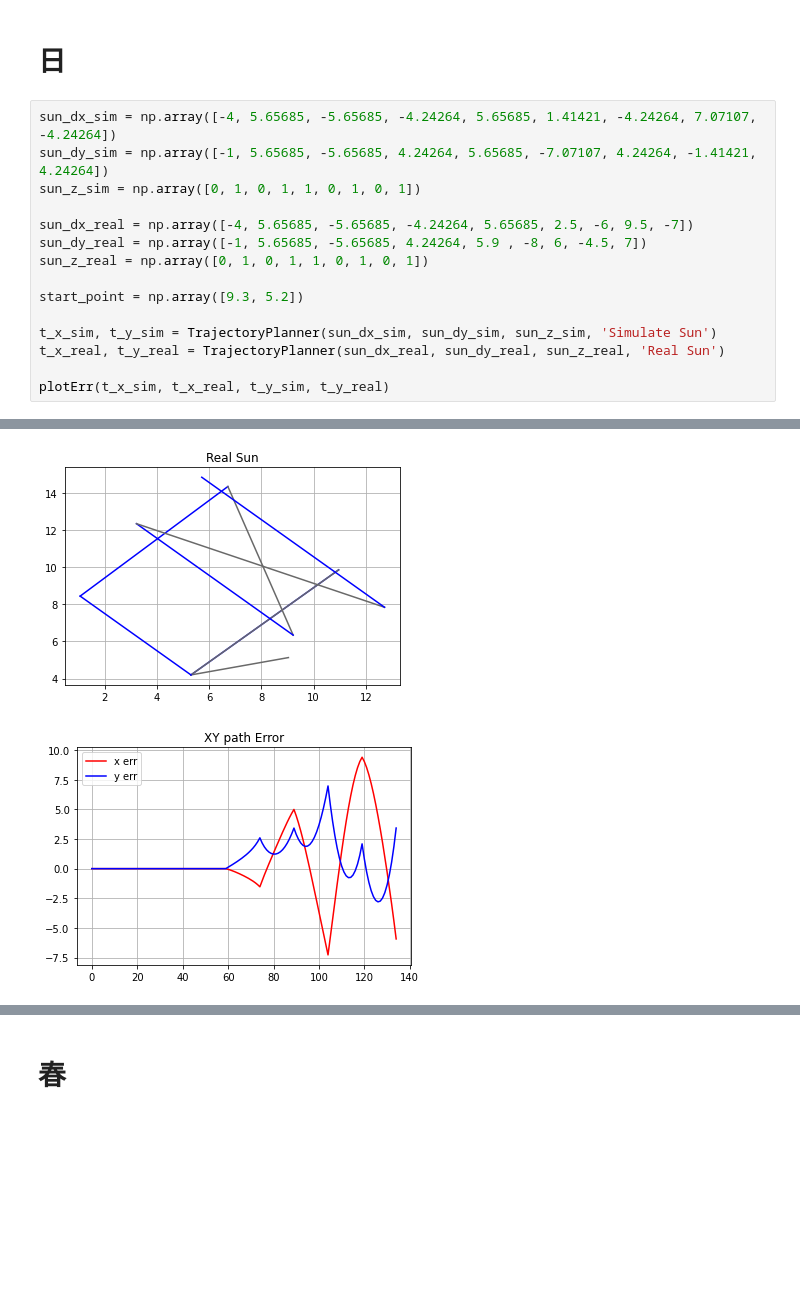
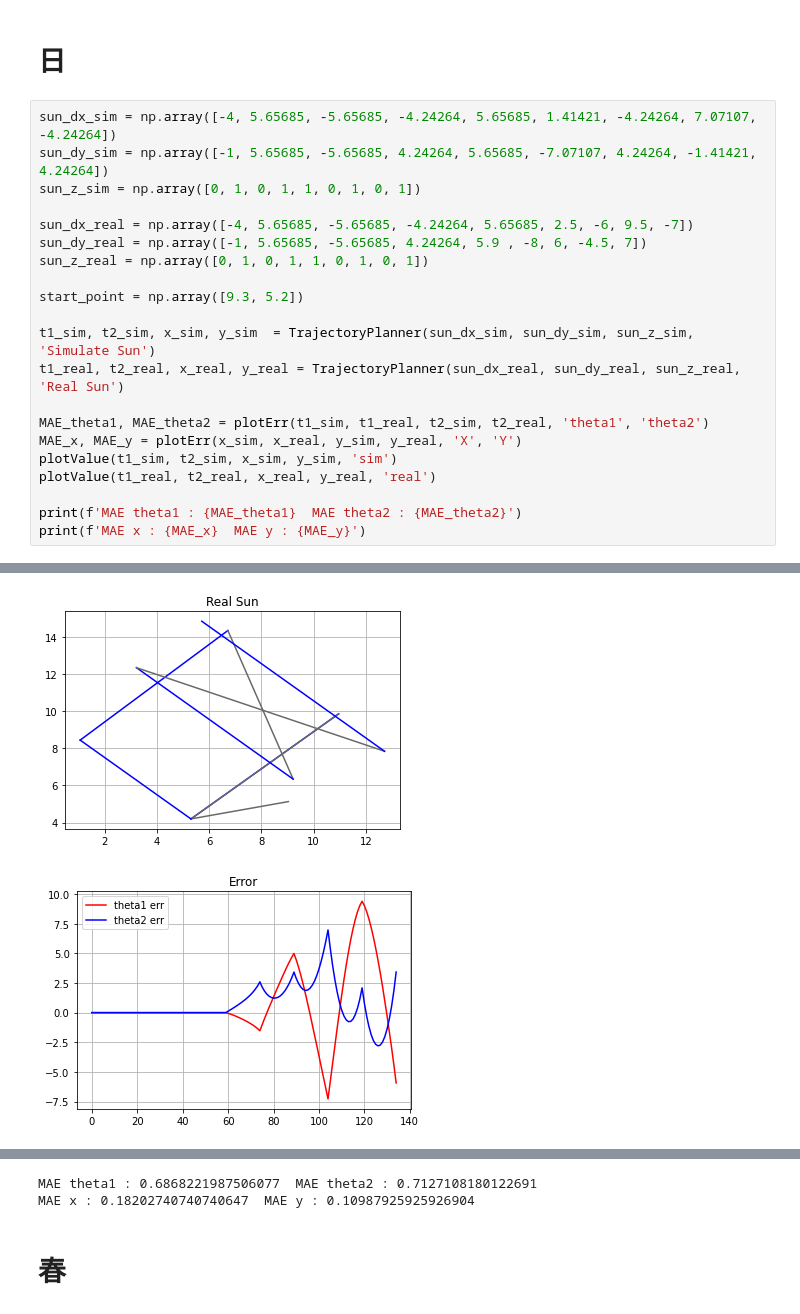
Before and after one commit to Offliners/NTUME-Introduction-to-Robotics, a Jupyter notebook: Exp4/TrajectoryPlanner.ipynb, the cells around one changed output, grey strips where cells are left out. Saved outputs shown, nothing was run; the diff lists cells and outputs as text; blank space fills up the shorter version.

```diff
--- a/Exp4/TrajectoryPlanner.ipynb
+++ b/Exp4/TrajectoryPlanner.ipynb
@@ -68,19 +92,25 @@ def plotErr(sim_x, real_x, sim_y, real_y):
 # %%
 sun_dx_sim = np.array([-4, 5.65685, -5.65685, -4.24264, 5.65685, 1.41421, -4.24264, 7.07107, -4.24264])
 sun_dy_sim = np.array([-1, 5.65685, -5.65685, 4.24264, 5.65685, -7.07107, 4.24264, -1.41421, 4.24264])
 sun_z_sim = np.array([0, 1, 0, 1, 1, 0, 1, 0, 1])
 
 sun_dx_real = np.array([-4, 5.65685, -5.65685, -4.24264, 5.65685, 2.5, -6, 9.5, -7])
 sun_dy_real = np.array([-1, 5.65685, -5.65685, 4.24264, 5.9 , -8, 6, -4.5, 7])
 sun_z_real = np.array([0, 1, 0, 1, 1, 0, 1, 0, 1])
 
 start_point = np.array([9.3, 5.2])
 
-t_x_sim, t_y_sim = TrajectoryPlanner(sun_dx_sim, sun_dy_sim, sun_z_sim, 'Simulate Sun')
-t_x_real, t_y_real = TrajectoryPlanner(sun_dx_real, sun_dy_real, sun_z_real, 'Real Sun')
+t1_sim, t2_sim, x_sim, y_sim  = TrajectoryPlanner(sun_dx_sim, sun_dy_sim, sun_z_sim, 'Simulate Sun')
+t1_real, t2_real, x_real, y_real = TrajectoryPlanner(sun_dx_real, sun_dy_real, sun_z_real, 'Real Sun')
 
-plotErr(t_x_sim, t_x_real, t_y_sim, t_y_real)
+MAE_theta1, MAE_theta2 = plotErr(t1_sim, t1_real, t2_sim, t2_real, 'theta1', 'theta2')
+MAE_x, MAE_y = plotErr(x_sim, x_real, y_sim, y_real, 'X', 'Y')
+plotValue(t1_sim, t2_sim, x_sim, y_sim, 'sim')
+plotValue(t1_real, t2_real, x_real, y_real, 'real')
+
+print(f'MAE theta1 : {MAE_theta1}  MAE theta2 : {MAE_theta2}')
+print(f'MAE x : {MAE_x}  MAE y : {MAE_y}')
 # %% [output]
 [figure]
 [figure]
-[figure, old version]
+[figure, new version]
@@ -87,3 +120,5 @@ plotErr(t_x_sim, t_x_real, t_y_sim, t_y_real)
+MAE theta1 : 0.6868221987506077  MAE theta2 : 0.7127108180122691
+MAE x : 0.18202740740740647  MAE y : 0.10987925925926904
 # %% [markdown]
 # **春**
 # %%
```
Also changed, not shown: parts of 3 cells of this notebook.
